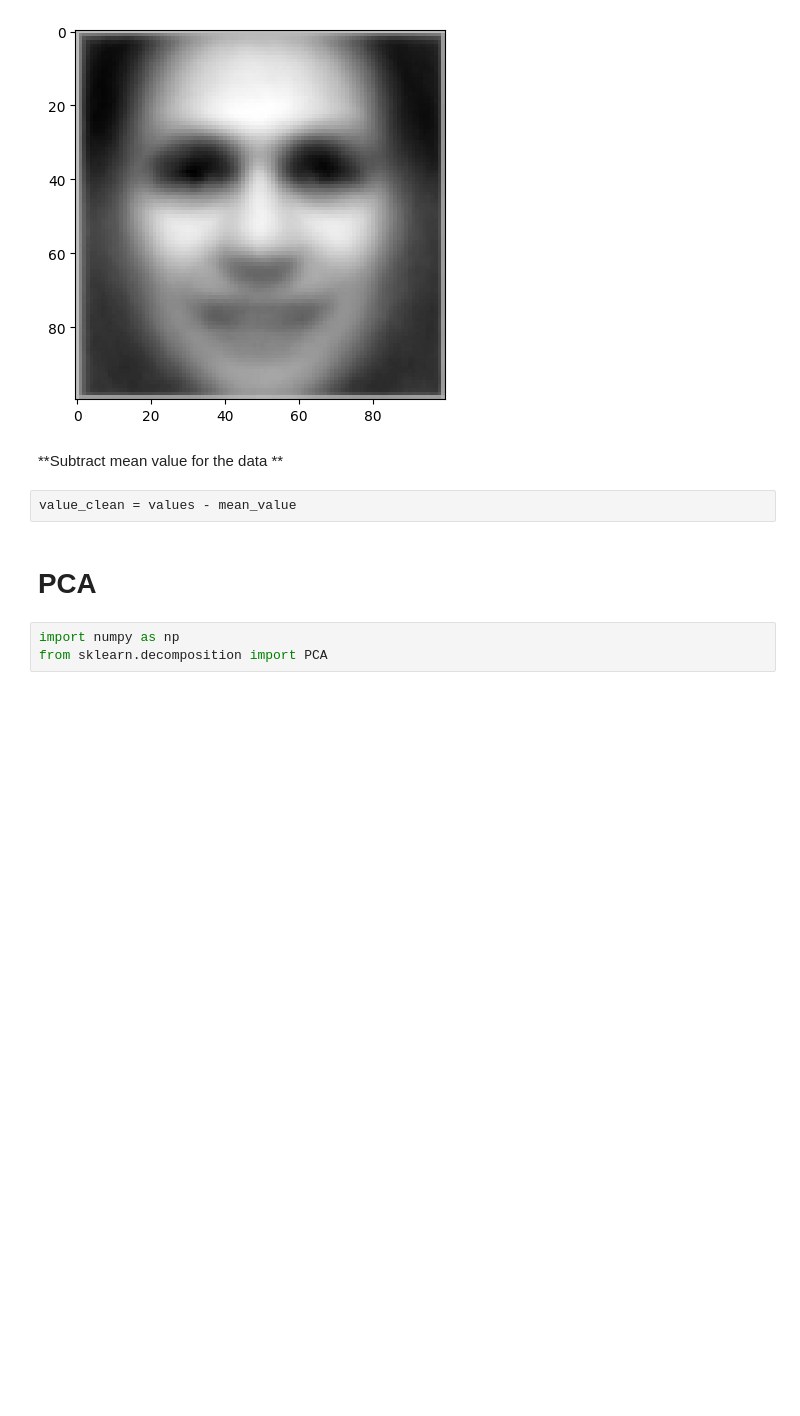
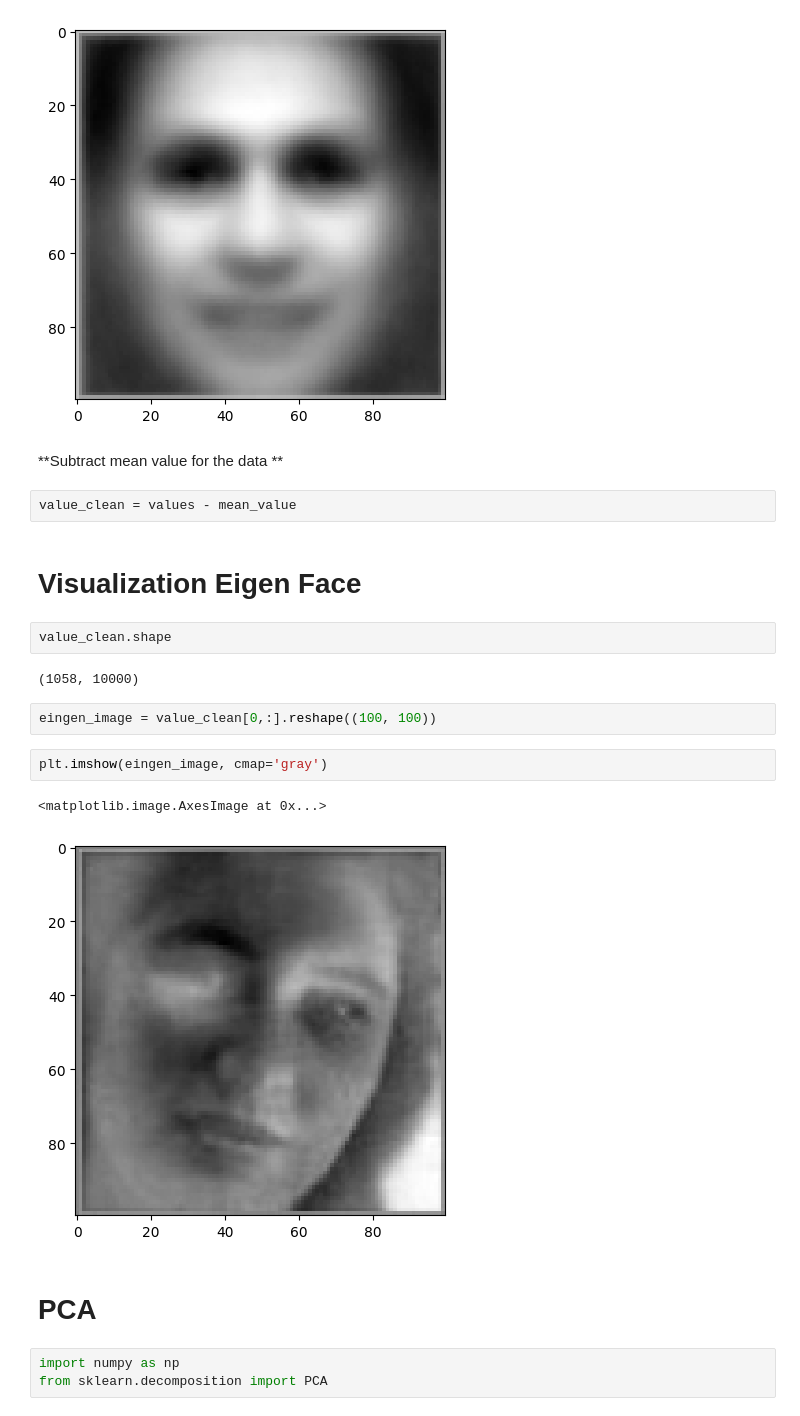
Before and after one commit to HuseynA28/FaceRecognitionMachineLearning, a Jupyter notebook: feactureengineering.ipynb, the cells around one changed output. Saved outputs shown, nothing was run; the diff lists cells and outputs as text; blank space fills up the shorter version.

```diff
--- a/feactureengineering.ipynb
+++ b/feactureengineering.ipynb
@@ -54,6 +54,19 @@ plt.imshow(mean_value.reshape(100, 100),cmap='gray')
 **Subtract mean value for the data **
 # %%
 value_clean = values - mean_value
+# %% [markdown]
+# **Visualization Eigen Face**
+# %%
+value_clean.shape
+# %% [output]
+(1058, 10000)
+# %%
+eingen_image = value_clean[0,:].reshape((100, 100))
+# %%
+plt.imshow(eingen_image, cmap='gray')
+# %% [output]
+<matplotlib.image.AxesImage at 0x...>
+[figure, added]
 # %% [markdown]
 # **PCA**
 # %%
```
Also changed, not shown: parts of 5 cells of this notebook.
